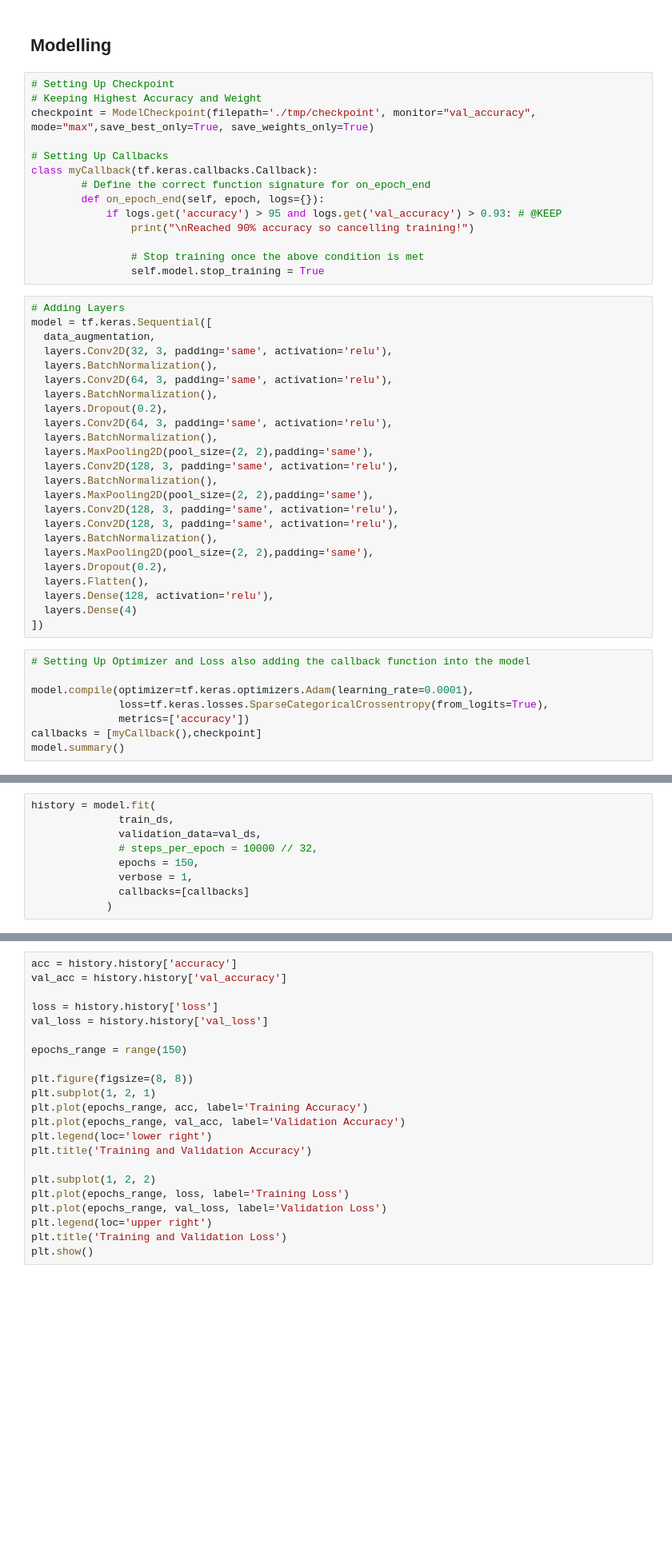
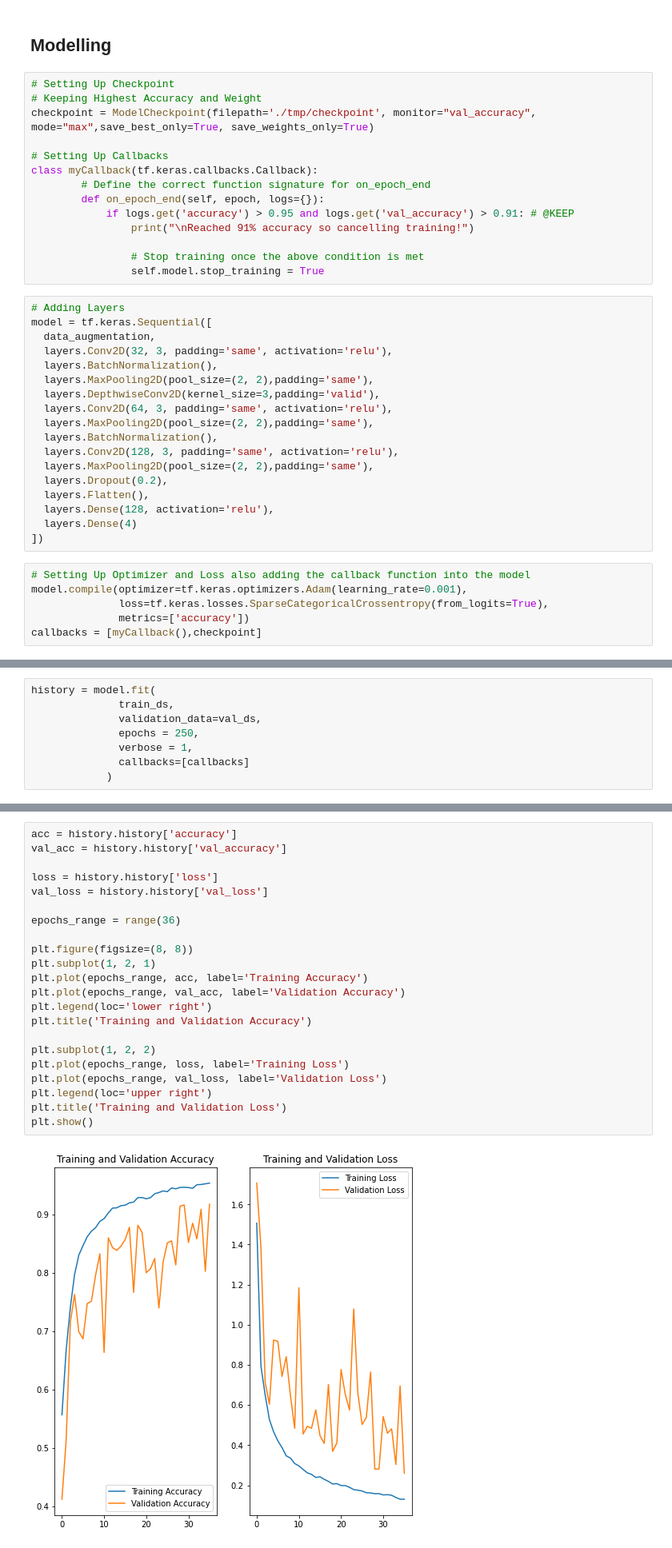
Before and after one commit to ArgaMelvern/Machine-Learning-Bangkit-2022, a Jupyter notebook: Fit-In.ipynb, the cells around one changed output, grey strips where cells are left out. Shown at 80% size. Saved outputs shown, nothing was run; the diff lists cells and outputs as text; blank space fills up the shorter version.

Commit message:
Adding Changes on Ipynb and adding models

```diff
--- a/Fit-In.ipynb
+++ b/Fit-In.ipynb
@@ -114,8 +116,8 @@ checkpoint = ModelCheckpoint(filepath='./tmp/checkpoint', monitor="val_accuracy"
 class myCallback(tf.keras.callbacks.Callback):
         # Define the correct function signature for on_epoch_end
         def on_epoch_end(self, epoch, logs={}):
-            if logs.get('accuracy') > 95 and logs.get('val_accuracy') > 0.93: # @KEEP
-                print("\nReached 90% accuracy so cancelling training!")
+            if logs.get('accuracy') > 0.95 and logs.get('val_accuracy') > 0.91: # @KEEP
+                print("\nReached 91% accuracy so cancelling training!")
 
                 # Stop training once the above condition is met
                 self.model.stop_training = True
@@ -125,18 +127,12 @@ model = tf.keras.Sequential([
   data_augmentation,
   layers.Conv2D(32, 3, padding='same', activation='relu'),
   layers.BatchNormalization(),
+  layers.MaxPooling2D(pool_size=(2, 2),padding='same'),
+  layers.DepthwiseConv2D(kernel_size=3,padding='valid'),
   layers.Conv2D(64, 3, padding='same', activation='relu'),
+  layers.MaxPooling2D(pool_size=(2, 2),padding='same'),
   layers.BatchNormalization(),
-  layers.Dropout(0.2),
-  layers.Conv2D(64, 3, padding='same', activation='relu'),
-  layers.BatchNormalization(),
-  layers.MaxPooling2D(pool_size=(2, 2),padding='same'),
   layers.Conv2D(128, 3, padding='same', activation='relu'),
-  layers.BatchNormalization(),
-  layers.MaxPooling2D(pool_size=(2, 2),padding='same'),
-  layers.Conv2D(128, 3, padding='same', activation='relu'),
-  layers.Conv2D(128, 3, padding='same', activation='relu'),
-  layers.BatchNormalization(),
   layers.MaxPooling2D(pool_size=(2, 2),padding='same'),
   layers.Dropout(0.2),
   layers.Flatten(),
@@ -145,9 +141,7 @@ model = tf.keras.Sequential([
 ])
 # %%
 # Setting Up Optimizer and Loss also adding the callback function into the model
-
-model.compile(optimizer=tf.keras.optimizers.Adam(learning_rate=0.0001),
+model.compile(optimizer=tf.keras.optimizers.Adam(learning_rate=0.001),
               loss=tf.keras.losses.SparseCategoricalCrossentropy(from_logits=True),
               metrics=['accuracy'])
 callbacks = [myCallback(),checkpoint]
-model.summary()
@@ -173,8 +169,7 @@ _________________________________________________________________
 history = model.fit(
               train_ds,
               validation_data=val_ds,
-              # steps_per_epoch = 10000 // 32,
-              epochs = 150,
+              epochs = 250,
               verbose = 1,
               callbacks=[callbacks]
             )
@@ -199,23 +202,25 @@ Epoch 150/150
 # %%
 acc = history.history['accuracy']
 val_acc = history.history['val_accuracy']
 
 loss = history.history['loss']
 val_loss = history.history['val_loss']
 
-epochs_range = range(150)
+epochs_range = range(36)
 
 plt.figure(figsize=(8, 8))
 plt.subplot(1, 2, 1)
 plt.plot(epochs_range, acc, label='Training Accuracy')
 plt.plot(epochs_range, val_acc, label='Validation Accuracy')
 plt.legend(loc='lower right')
 plt.title('Training and Validation Accuracy')
 
 plt.subplot(1, 2, 2)
 plt.plot(epochs_range, loss, label='Training Loss')
 plt.plot(epochs_range, val_loss, label='Validation Loss')
 plt.legend(loc='upper right')
 plt.title('Training and Validation Loss')
 plt.show()
+# %% [output]
+[figure, added]
 # %%
```
Also changed, not shown: parts of 17 cells of this notebook, 1 other file.
